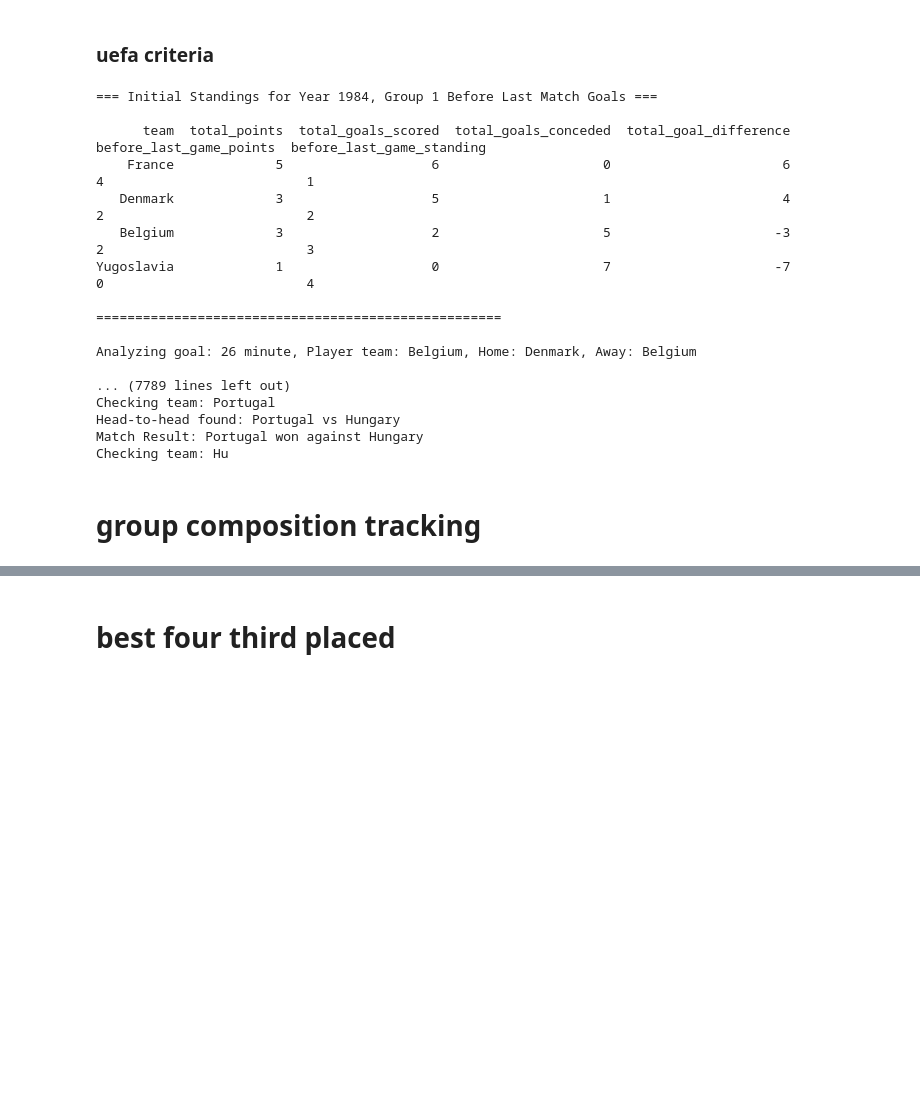
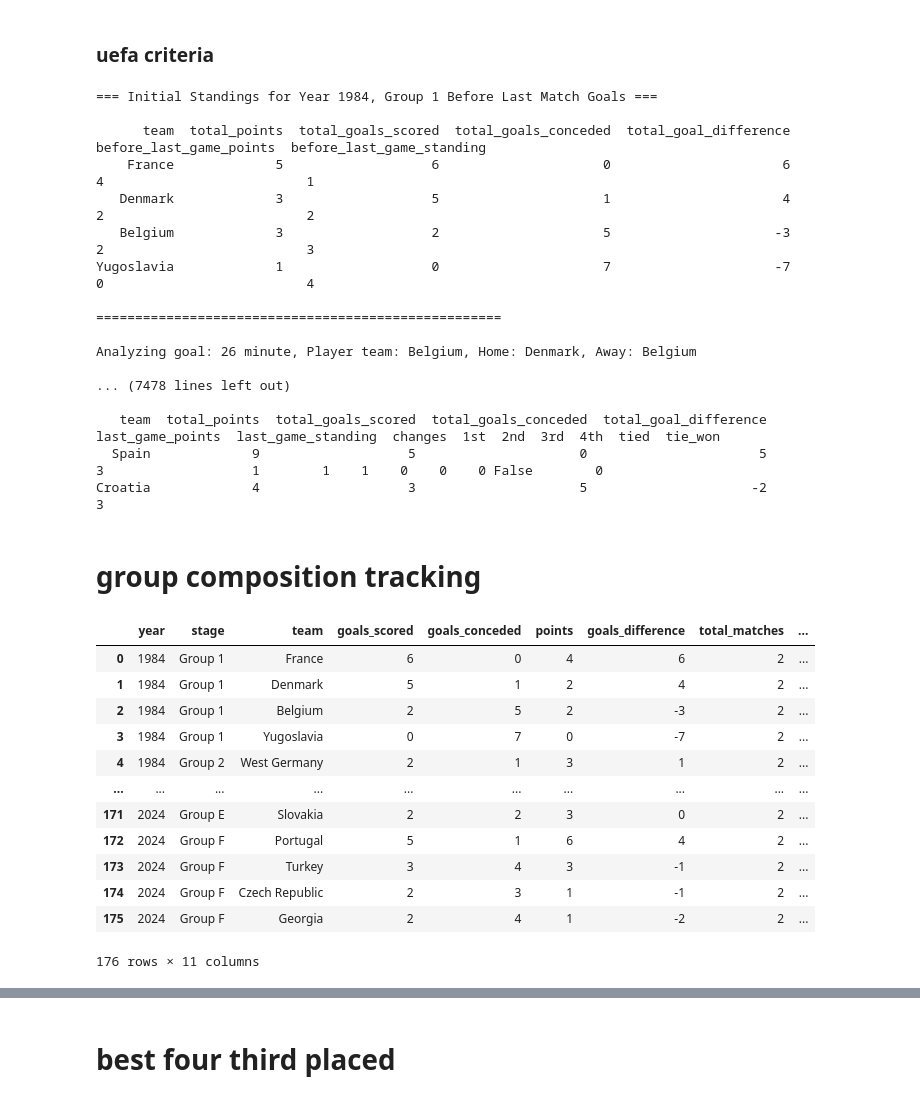
Before and after one commit to AEGDDI/tiebreak_wc, a Jupyter notebook: code/wiki/men/uefa/tb_eu_uefa_men.ipynb, the cells around one changed output, grey strips where cells are left out. Saved outputs shown, nothing was run; the diff lists cells and outputs as text; code cells hidden in the pictures; blank space fills up the shorter version.

```diff
--- a/code/wiki/men/uefa/tb_eu_uefa_men.ipynb
+++ b/code/wiki/men/uefa/tb_eu_uefa_men.ipynb
@@ -118,7 +118,7 @@ display(invalid_groups)
 # %%
 
 # Assuming goals_df is your original dataset
-agg_goals_before_last_day, goals_last_day_sorted = process_goals_data(goals_df)
+agg_goals_before_last_day, goals_last_day_sorted = before_last(goals_df)
 # %%
 home_games, away_games = aggregate_home_away_points(agg_goals_before_last_day)
 # %%
@@ -195,17 +195,33 @@ Yugoslavia             1                   0                     7
 
 Analyzing goal: 26 minute, Player team: Belgium, Home: Denmark, Away: Belgium
 
-... (7789 lines left out)
-Checking team: Portugal
-Head-to-head found: Portugal vs Hungary
-Match Result: Portugal won against Hungary
-Checking team: Hu
+... (7478 lines left out)
+
+   team  total_points  total_goals_scored  total_goals_conceded  total_goal_difference  last_game_points  last_game_standing  changes  1st  2nd  3rd  4th  tied  tie_won
+  Spain             9                   5                     0                      5                 3                   1        1    1    0    0    0 False        0
+Croatia             4                   3                     5                     -2                 3
 # %%
 # Exporting final df
 file_path = rf'C:\Users\{user}\Documents\GitHub\tiebreak_wc\data\out\wiki\men\uefa\eu\tb_eu_uefa_men.xlsx'
 changes_df_euro.to_excel(file_path, index=False)
 # %% [markdown]
 # group composition tracking
+# %%
+all_games_before_last
+# %% [output]
+|  | year | stage | team | goals_scored | goals_conceded | points | goals_difference | total_matches | ... |
+| 0 | 1984 | Group 1 | France | 6 | 0 | 4 | 6 | 2 | ... |
+| 1 | 1984 | Group 1 | Denmark | 5 | 1 | 2 | 4 | 2 | ... |
+| 2 | 1984 | Group 1 | Belgium | 2 | 5 | 2 | -3 | 2 | ... |
+| 3 | 1984 | Group 1 | Yugoslavia | 0 | 7 | 0 | -7 | 2 | ... |
+| 4 | 1984 | Group 2 | West Germany | 2 | 1 | 3 | 1 | 2 | ... |
+| ... | ... | ... | ... | ... | ... | ... | ... | ... | ... |
+| 171 | 2024 | Group E | Slovakia | 2 | 2 | 3 | 0 | 2 | ... |
+| 172 | 2024 | Group F | Portugal | 5 | 1 | 6 | 4 | 2 | ... |
+| 173 | 2024 | Group F | Turkey | 3 | 4 | 3 | -1 | 2 | ... |
+| 174 | 2024 | Group F | Czech Republic | 2 | 3 | 1 | -1 | 2 | ... |
+| 175 | 2024 | Group F | Georgia | 2 | 4 | 1 | -2 | 2 | ... |
+176 rows × 11 columns
 # %%
 # Initialize an empty list to store the results for each pair
 all_composition_changes = []
```
Also changed, not shown: parts of 2 cells of this notebook, 7 other files.
